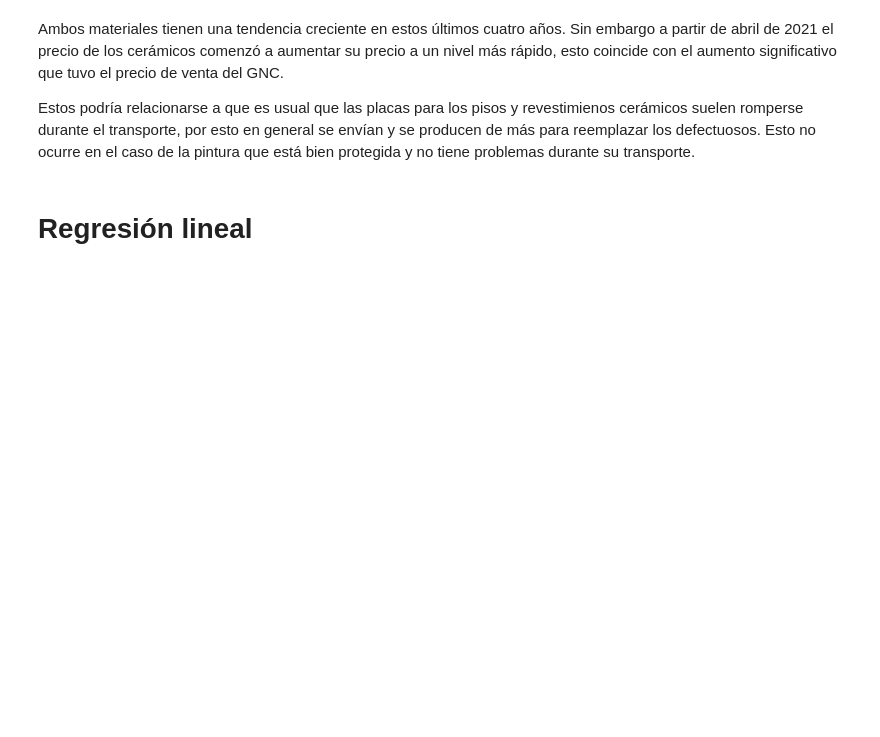
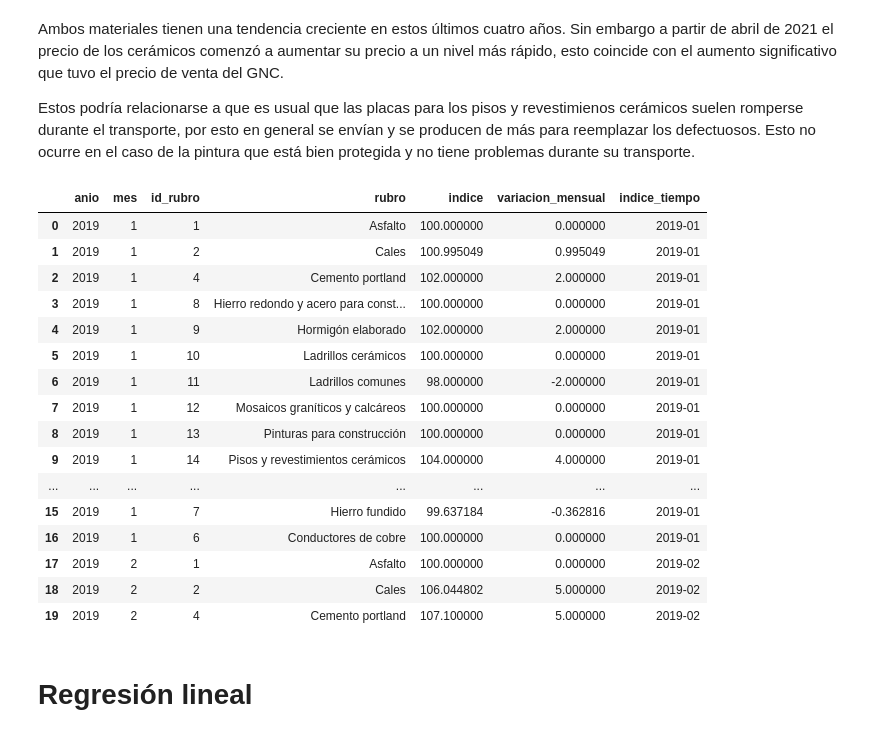
Before and after one commit to Isaiasgaray/fundamentos_final, a Jupyter notebook: TP_Final.ipynb, the cells around one changed output. Drawn from its saved outputs; the diff is of its cells as text; code cells hidden in the pictures; blank space fills up the shorter version.

```diff
--- a/TP_Final.ipynb
+++ b/TP_Final.ipynb
@@ -240,6 +240,26 @@ plt.legend()
 Ambos materiales tienen una tendencia creciente en estos últimos cuatro años. Sin embargo a partir de abril de 2021 el precio de los cerámicos comenzó a aumentar su precio a un nivel más rápido, esto coincide con el aumento significativo que tuvo el precio de venta del GNC.
 
 Estos podría relacionarse a que es usual que las placas para los pisos y revestimienos cerámicos suelen romperse durante el transporte, por esto en general se envían y se producen de más para reemplazar los defectuosos. Esto no ocurre en el caso de la pintura que está bien protegida y no tiene problemas durante su transporte.
+# %%
+precios_materiales.head(20)
+# %% [output]
+|  | anio | mes | id_rubro | rubro | indice | variacion_mensual | indice_tiempo |
+| 0 | 2019 | 1 | 1 | Asfalto | 100.000000 | 0.000000 | 2019-01 |
+| 1 | 2019 | 1 | 2 | Cales | 100.995049 | 0.995049 | 2019-01 |
+| 2 | 2019 | 1 | 4 | Cemento portland | 102.000000 | 2.000000 | 2019-01 |
+| 3 | 2019 | 1 | 8 | Hierro redondo y acero para const... | 100.000000 | 0.000000 | 2019-01 |
+| 4 | 2019 | 1 | 9 | Hormigón elaborado | 102.000000 | 2.000000 | 2019-01 |
+| 5 | 2019 | 1 | 10 | Ladrillos cerámicos | 100.000000 | 0.000000 | 2019-01 |
+| 6 | 2019 | 1 | 11 | Ladrillos comunes | 98.000000 | -2.000000 | 2019-01 |
+| 7 | 2019 | 1 | 12 | Mosaicos graníticos y calcáreos | 100.000000 | 0.000000 | 2019-01 |
+| 8 | 2019 | 1 | 13 | Pinturas para construcción | 100.000000 | 0.000000 | 2019-01 |
+| 9 | 2019 | 1 | 14 | Pisos y revestimientos cerámicos | 104.000000 | 4.000000 | 2019-01 |
+| ... | ... | ... | ... | ... | ... | ... | ... |
+| 15 | 2019 | 1 | 7 | Hierro fundido | 99.637184 | -0.362816 | 2019-01 |
+| 16 | 2019 | 1 | 6 | Conductores de cobre | 100.000000 | 0.000000 | 2019-01 |
+| 17 | 2019 | 2 | 1 | Asfalto | 100.000000 | 0.000000 | 2019-02 |
+| 18 | 2019 | 2 | 2 | Cales | 106.044802 | 5.000000 | 2019-02 |
+| 19 | 2019 | 2 | 4 | Cemento portland | 107.100000 | 5.000000 | 2019-02 |
 # %% [markdown]
 # Regresión lineal
 # %%
```
Also changed, not shown: parts of 3 cells of this notebook.
